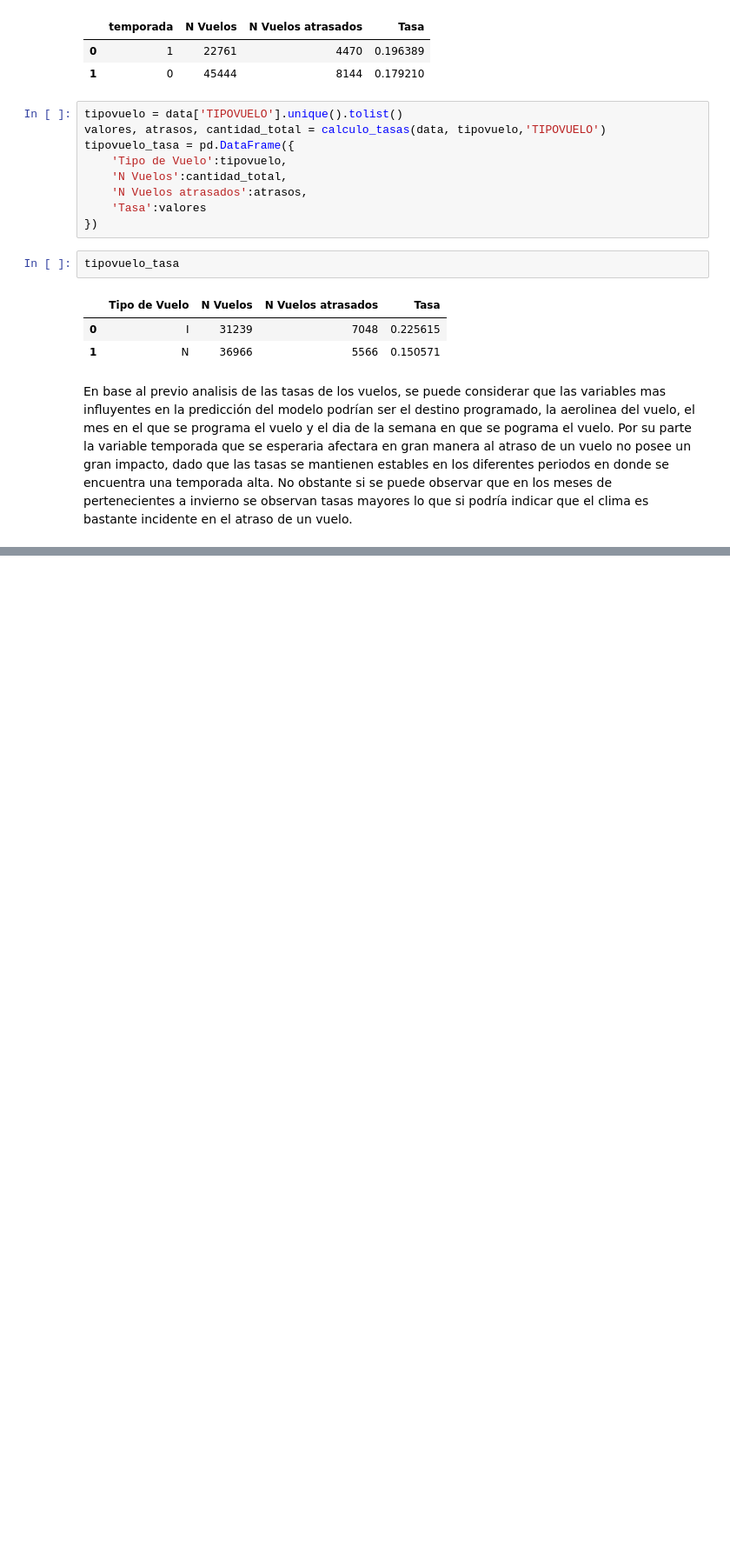
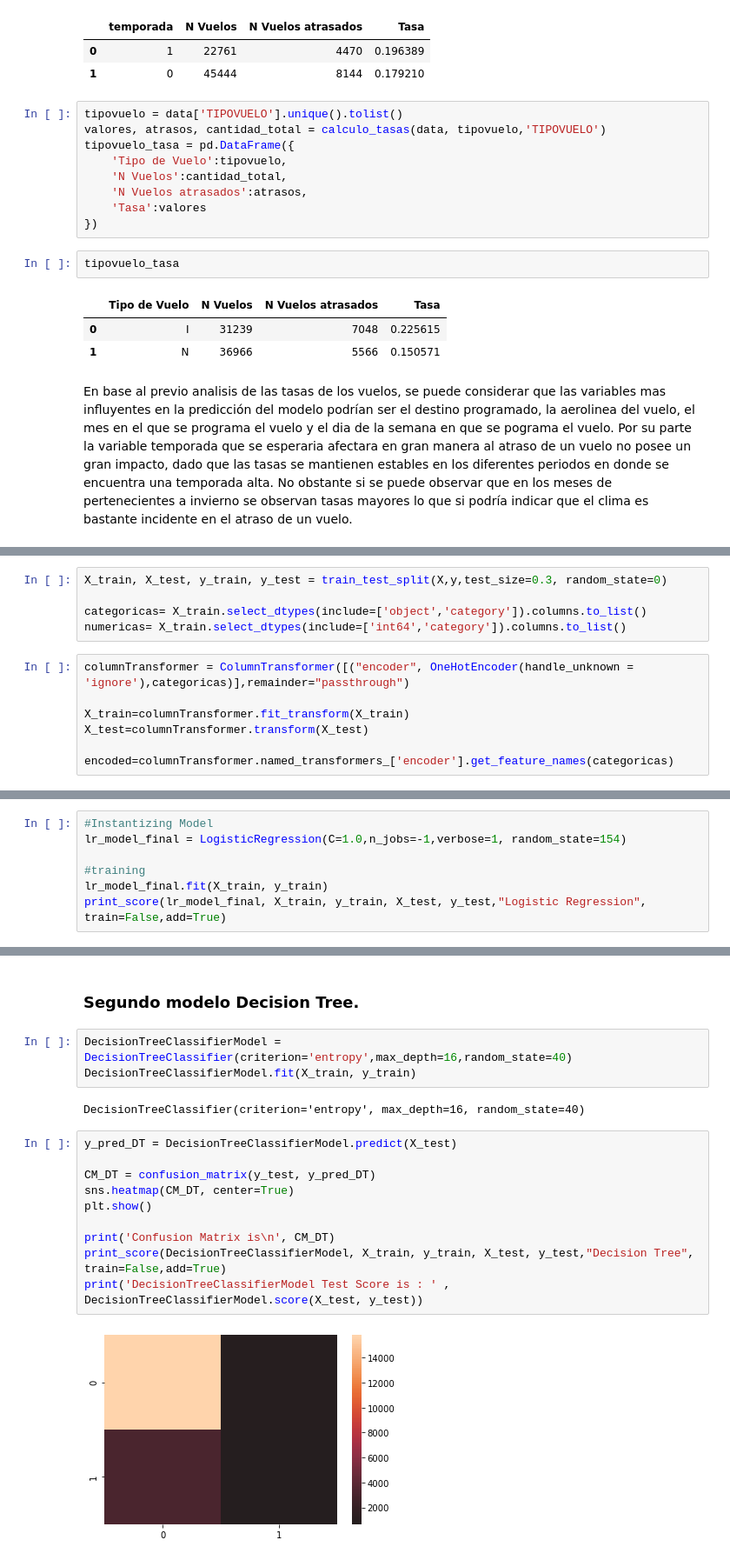
Before and after one commit to MatiasBustamante-11/DesafioLatamMBF, a Jupyter notebook: DesafioLatamMbf.ipynb, the cells around one changed output, grey strips where cells are left out. Shown at 87% size. Saved outputs shown, nothing was run; the diff lists cells and outputs as text; blank space fills up the shorter version.

Commit message:
Models addition - minor fixes and models section addition

```diff
--- a/DesafioLatamMbf.ipynb
+++ b/DesafioLatamMbf.ipynb
@@ -580,0 +620,12 @@ En base al previo analisis de las tasas de los vuelos, se puede considerar que l
+# %%
+X_train, X_test, y_train, y_test = train_test_split(X,y,test_size=0.3, random_state=0)
+
+categoricas= X_train.select_dtypes(include=['object','category']).columns.to_list()
+numericas= X_train.select_dtypes(include=['int64','category']).columns.to_list()
+# %%
+columnTransformer = ColumnTransformer([("encoder", OneHotEncoder(handle_unknown = 'ignore'),categoricas)],remainder="passthrough")
+
+X_train=columnTransformer.fit_transform(X_train)
+X_test=columnTransformer.transform(X_test)
+
+encoded=columnTransformer.named_transformers_['encoder'].get_feature_names(categoricas)
@@ -580,0 +634,7 @@ En base al previo analisis de las tasas de los vuelos, se puede considerar que l
+# %%
+#Instantizing Model
+lr_model_final = LogisticRegression(C=1.0,n_jobs=-1,verbose=1, random_state=154)
+
+#training
+lr_model_final.fit(X_train, y_train)
+print_score(lr_model_final, X_train, y_train, X_test, y_test,"Logistic Regression", train=False,add=True)
@@ -580,0 +658,19 @@ En base al previo analisis de las tasas de los vuelos, se puede considerar que l
+# %% [markdown]
+### Segundo modelo Decision Tree.
+# %%
+DecisionTreeClassifierModel = DecisionTreeClassifier(criterion='entropy',max_depth=16,random_state=40)
+DecisionTreeClassifierModel.fit(X_train, y_train)
+# %% [output]
+DecisionTreeClassifier(criterion='entropy', max_depth=16, random_state=40)
+# %%
+y_pred_DT = DecisionTreeClassifierModel.predict(X_test)
+
+CM_DT = confusion_matrix(y_test, y_pred_DT)
+sns.heatmap(CM_DT, center=True)
+plt.show()
+
+print('Confusion Matrix is\n', CM_DT)
+print_score(DecisionTreeClassifierModel, X_train, y_train, X_test, y_test,"Decision Tree", train=False,add=True)
+print('DecisionTreeClassifierModel Test Score is : ' , DecisionTreeClassifierModel.score(X_test, y_test))
+# %% [output]
+[figure, added]
```
Also changed, not shown: parts of 32 cells of this notebook.
